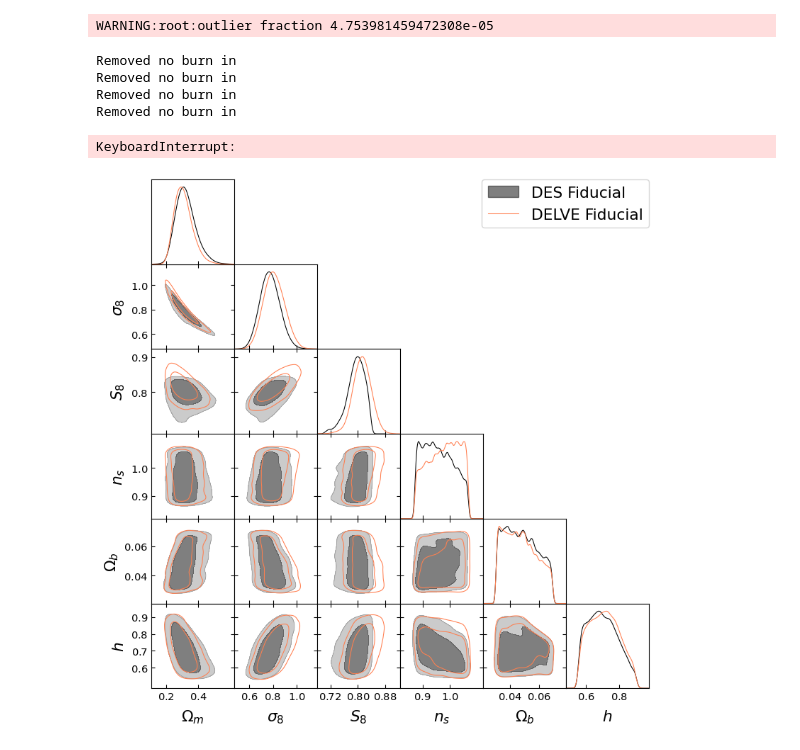
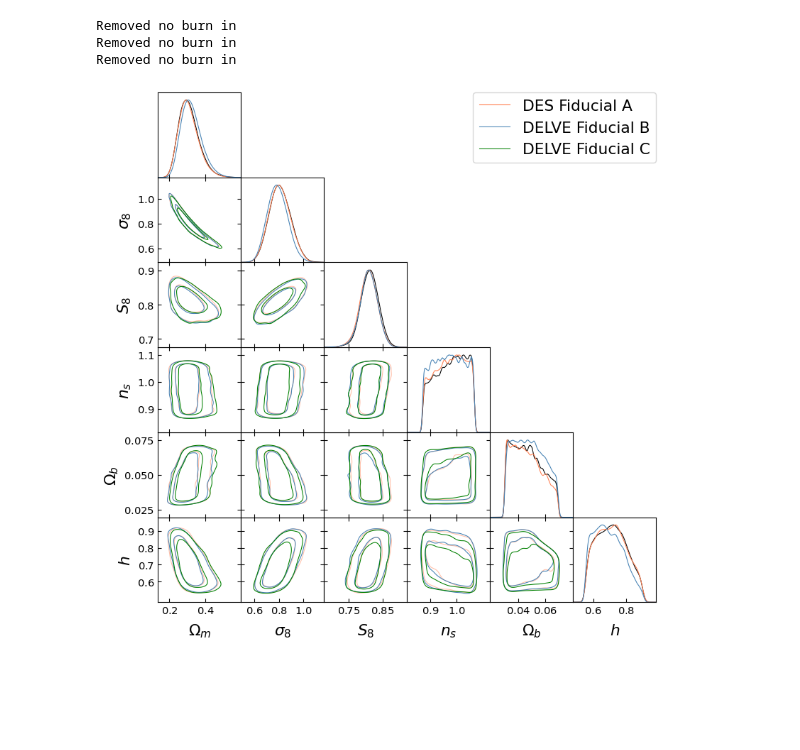
Before and after one commit to ShrihanSolo/cosmolib, a Jupyter notebook: shrihan/cosmoplot_clean_delvedr3_fid_all.ipynb, the cells around one changed output. Drawn from its saved outputs; the diff is of its cells as text; code cells hidden in the pictures; blank space fills up the shorter version.

Commit message:
trying run with identical priors delvelike

```diff
--- a/shrihan/cosmoplot_clean_delvedr3_fid_all.ipynb
+++ b/shrihan/cosmoplot_clean_delvedr3_fid_all.ipynb
@@ -13,13 +13,10 @@ from pathlib import Path
 
 g = plots.getSubplotPlotter(width_inch=8)
 # %%
-fiducial = Path.home() / 'weaklens' / 'cosmolib' / 'output' / 'shrihan-clean-des-y3-fidA-nautilus.txt'
 newfidA = Path.home() / 'weaklens' / 'cosmolib' / 'output' / 'shrihan-clean-delve-dr3-fidA-nautilus.txt'
-newfidB = Path.home() / 'weaklens' / 'cosmolib' / 'output' / 'shrihan-clean-des-y3-fidB-nautilus.txt'
-newfidC = Path.home() / 'weaklens' / 'cosmolib' / 'output' / 'shrihan-clean-des-y3-fidC-nautilus.txt'
+newfidB = Path.home() / 'weaklens' / 'cosmolib' / 'output' / 'shrihan-clean-delve-dr3-fidB-nautilus.txt'
+newfidC = Path.home() / 'weaklens' / 'cosmolib' / 'output' / 'shrihan-clean-delve-dr3-fidC-nautilus.txt'
 
-#imprintresp = Path.home() / 'weaklens' / 'cosmolib' / 'output' / 'shrihan-des-y3-response2_A.txt'
-fiducial_chains = np.genfromtxt(fiducial, names=True)
 newfidA_chains = np.genfromtxt(newfidA, names=True)
 newfidB_chains = np.genfromtxt(newfidB, names=True)
 newfidC_chains = np.genfromtxt(newfidC, names=True)
@@ -27,11 +24,6 @@ newfidC_chains = np.genfromtxt(newfidC, names=True)
 
 omm = 0.#,#0.03
 oss = 0.#,#0.03
-uu = fiducial_chains
-fid_samples = MCSamples(samples=np.c_[uu['cosmological_parametersomega_m']+omm,uu['COSMOLOGICAL_PARAMETERSSIGMA_8'],
-                               (uu['COSMOLOGICAL_PARAMETERSSIGMA_8'])*np.sqrt((uu['cosmological_parametersomega_m'])/0.3)+oss,
-                                uu['cosmological_parametersn_s'], uu['cosmological_parametersomega_b'], uu['cosmological_parametersh0']],
-                                weights=np.exp(uu['log_weight']), names = ['Om','sigma8','s8','ns', 'Ob', 'h0'], labels = ['\Omega_{m}','\sigma_8','S_8','n_s', '\Omega_b', 'h'])
 
 uu = newfidA_chains
 newfidA_samples = MCSamples(samples=np.c_[uu['cosmological_parametersomega_m']+omm,uu['COSMOLOGICAL_PARAMETERSSIGMA_8'],
@@ -43,40 +35,37 @@ newfidA_samples = MCSamples(samples=np.c_[uu['cosmological_parametersomega_m']+o
 uu = newfidB_chains
 newfidB_samples = MCSamples(samples=np.c_[uu['cosmological_parametersomega_m']+omm,uu['COSMOLOGICAL_PARAMETERSSIGMA_8'],
                                 (uu['COSMOLOGICAL_PARAMETERSSIGMA_8'])*np.sqrt((uu['cosmological_parametersomega_m'])/0.3)+oss,
                                  uu['cosmological_parametersn_s'], uu['cosmological_parametersomega_b'], uu['cosmological_parametersh0']],
                                  weights=np.exp(uu['log_weight']), names = ['Om','sigma8','s8','ns', 'Ob', 'h0'], labels = ['\Omega_{m}','\sigma_8','S_8','n_s','\Omega_b', 'h'])
 
 uu = newfidC_chains
 newfidC_samples = MCSamples(samples=np.c_[uu['cosmological_parametersomega_m']+omm,uu['COSMOLOGICAL_PARAMETERSSIGMA_8'],
                                 (uu['COSMOLOGICAL_PARAMETERSSIGMA_8'])*np.sqrt((uu['cosmological_parametersomega_m'])/0.3)+oss,
                                  uu['cosmological_parametersn_s'], uu['cosmological_parametersomega_b'], uu['cosmological_parametersh0']],
                                  weights=np.exp(uu['log_weight']), names = ['Om','sigma8','s8','ns', 'Ob', 'h0'], labels = ['\Omega_{m}','\sigma_8','S_8','n_s','\Omega_b', 'h'])
 
 
 # uu = imprintresp_chains
 # imprintresp_samples = MCSamples(samples=np.c_[uu['cosmological_parametersomega_m']+omm,uu['COSMOLOGICAL_PARAMETERSSIGMA_8'],
 #                                 (uu['COSMOLOGICAL_PARAMETERSSIGMA_8'])*np.sqrt((uu['cosmological_parametersomega_m'])/0.3)+oss,
 #                                  uu['cosmological_parametersn_s'], uu['cosmological_parametersomega_b'], uu['cosmological_parametersh0']],
 #                                  weights=np.exp(uu['log_weight']), names = ['Om','sigma8','s8','ns', 'Ob', 'h0'], labels = ['\Omega_{m}','\sigma_8','S_8','n_s','\Omega_b', 'h'])
 
 
 
 g.settings.axes_labelsize = 20
 g.settings.axes_fontsize =15
 g.settings.legend_fontsize = 20
 g.settings.linewidth = 2
 
-g.triangle_plot([fid_samples, newfidA_samples], ['Om', 'sigma8', 's8', 'ns', 'Ob', 'h0'], filled=[True,False,False,False],
-                colors=['black', 'coral','steelblue', 'green'], alphas=[0.5,1, 1, 0.6],
-                legend_labels=['DES Fiducial', 'DELVE Fiducial', 'New Fiducial B', 'New Fiducial C'],  legend_loc='upper right',fontsize=40,
+g.triangle_plot([newfidA_samples, newfidB_samples, newfidC_samples], ['Om', 'sigma8', 's8', 'ns', 'Ob', 'h0'], filled=[False,False,False],
+                colors=['coral','steelblue', 'green'], alphas=[0.5,1, 1, 0.6],
+                legend_labels=['DES Fiducial A', 'DELVE Fiducial B', 'DELVE Fiducial C', 'New Fiducial C'],  legend_loc='upper right',fontsize=40,
                 contour_colors=['black', 'coral','steelblue', 'green'],
                 ls = ['-','-','-','-'], contour_ls = ['-','-','-','-'])
 plt.savefig('delvedr3_all.png', dpi=600, bbox_inches='tight', transparent=True)
 # %% [output]
-WARNING:root:outlier fraction 4.753981459472308e-05
+Removed no burn in
+Removed no burn in
+Removed no burn in
-Removed no burn in
-Removed no burn in
-Removed no burn in
-Removed no burn in
-KeyboardInterrupt:
-[figure, old version]
+[figure, new version]
```
Also changed, not shown: 10 other files.
